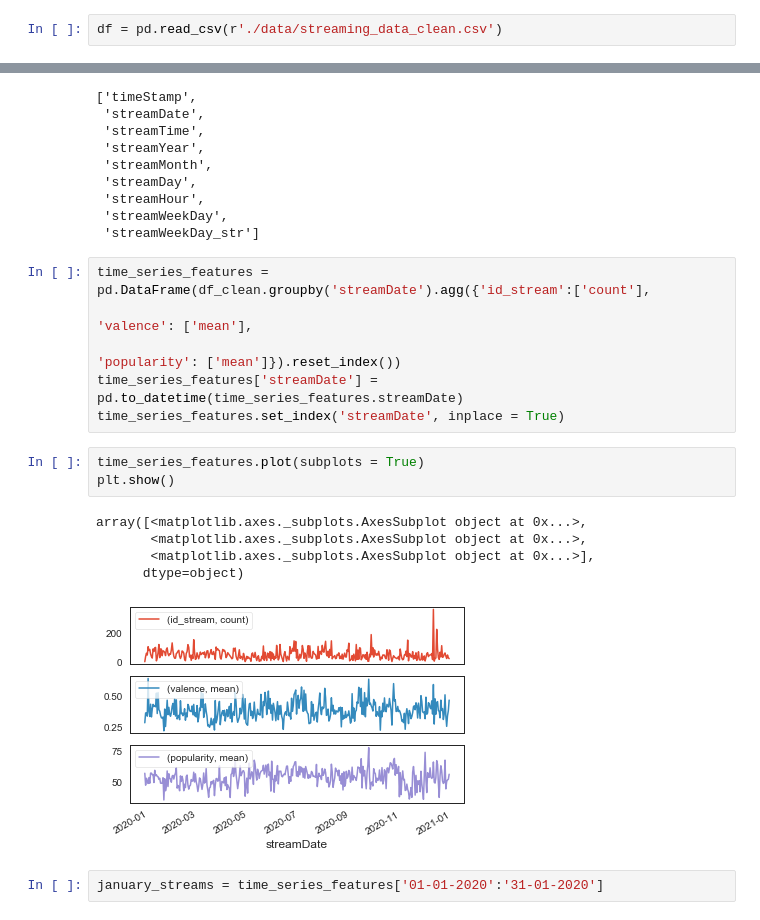
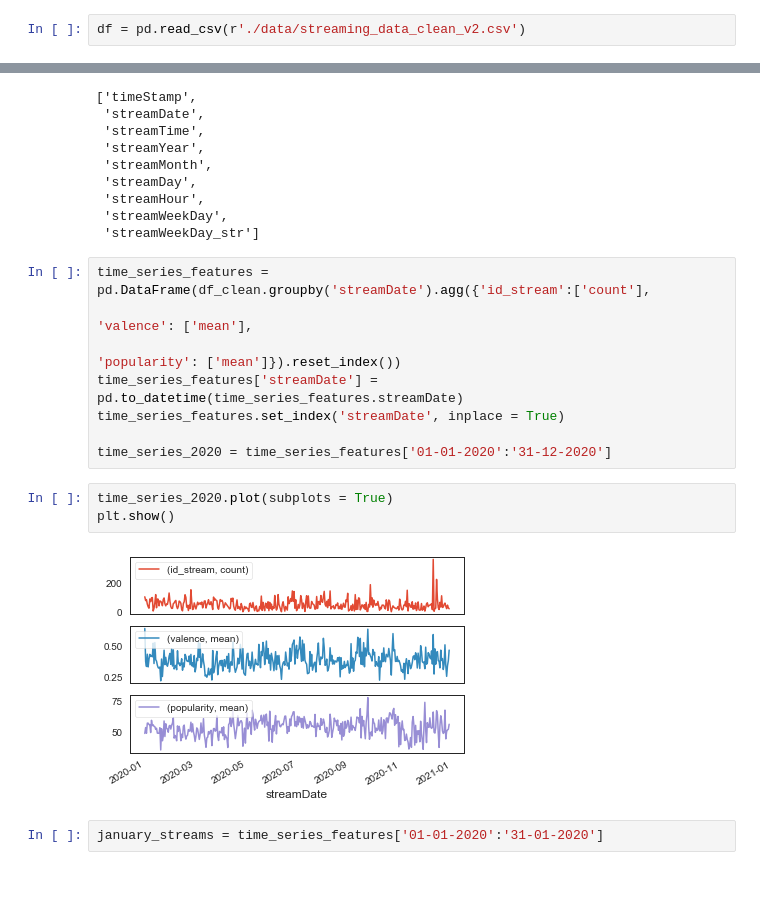
Before and after one commit to francisco-alier/spotify-data-extractor, a Jupyter notebook: 01_Time_Series_Streaming_History_Analysis.ipynb, the cells around one changed output, grey strips where cells are left out. Drawn from its saved outputs; the diff is of its cells as text; blank space fills up the shorter version.

```diff
--- a/01_Time_Series_Streaming_History_Analysis.ipynb
+++ b/01_Time_Series_Streaming_History_Analysis.ipynb
@@ -12,7 +12,7 @@ import datetime
 
 pd.set_option('display.max_columns', None)
 # %%
-df = pd.read_csv(r'./data/streaming_data_clean.csv')
+df = pd.read_csv(r'./data/streaming_data_clean_v2.csv')
 # %%
 df.head()
 # %% [output]
@@ -366,15 +366,13 @@ time_series_features = pd.DataFrame(df_clean.groupby('streamDate').agg({'id_stre
                                                                         'popularity': ['mean']}).reset_index())
 time_series_features['streamDate'] = pd.to_datetime(time_series_features.streamDate)
 time_series_features.set_index('streamDate', inplace = True)
+
+time_series_2020 = time_series_features['01-01-2020':'31-12-2020']
 # %%
-time_series_features.plot(subplots = True)
+time_series_2020.plot(subplots = True)
 plt.show()
 # %% [output]
-array([<matplotlib.axes._subplots.AxesSubplot object at 0x...>,
-       <matplotlib.axes._subplots.AxesSubplot object at 0x...>,
-       <matplotlib.axes._subplots.AxesSubplot object at 0x...>],
-      dtype=object)
-[figure, old version]
+[figure, new version]
 # %%
 january_streams = time_series_features['01-01-2020':'31-01-2020']
 # %%
```
Also changed, not shown: parts of 18 cells of this notebook, 2 other files.
